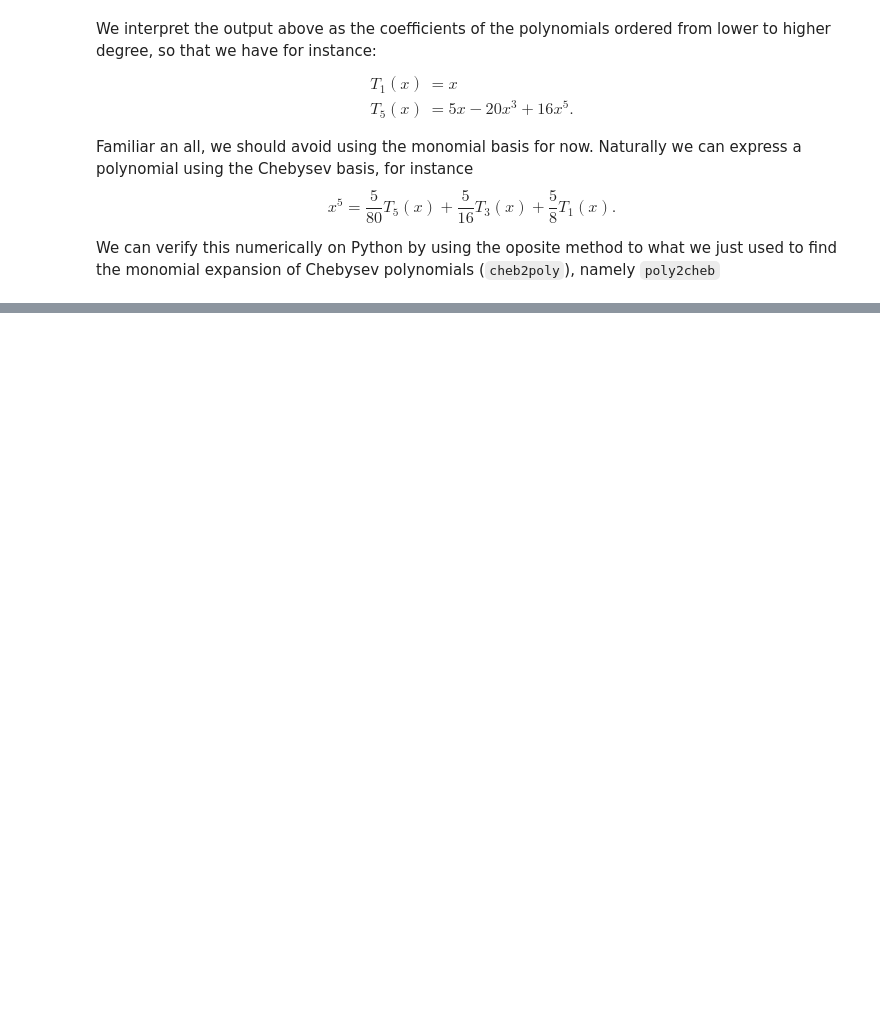
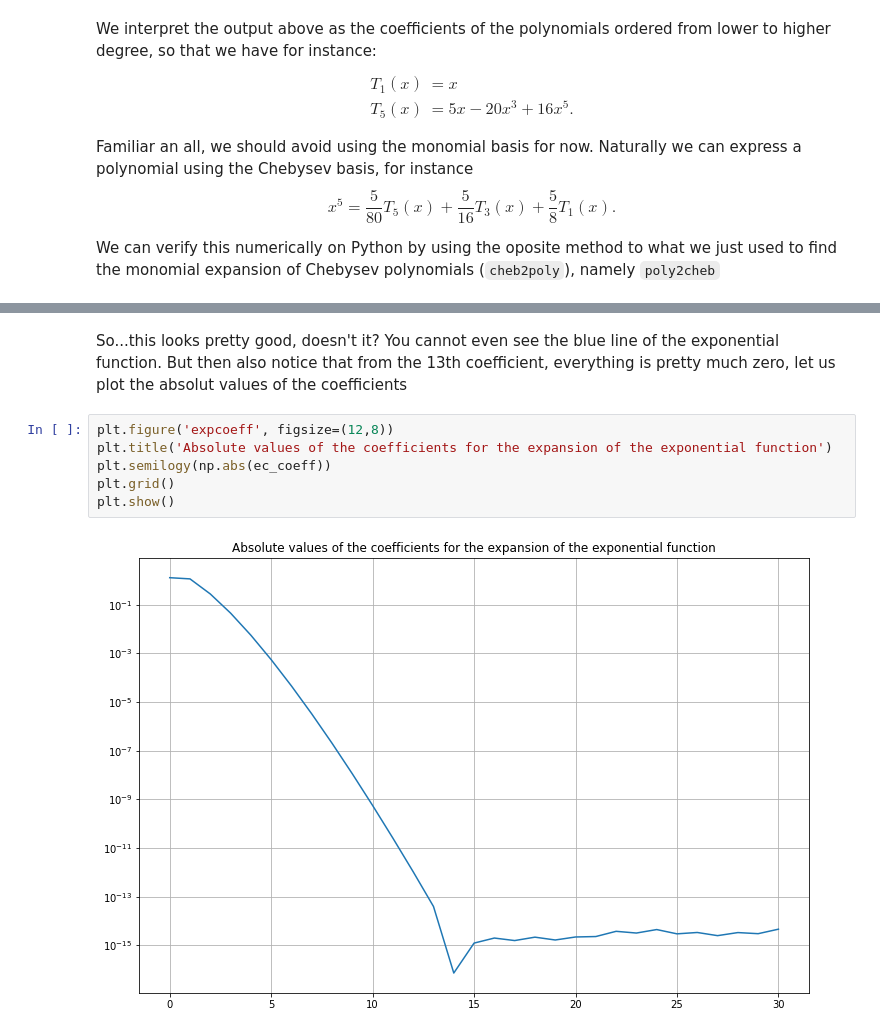
Before and after one commit to lmcj-xyz/approximation_theory, a Jupyter notebook: C3_Chebyshev_Polynomials_and_Series.ipynb, the cells around one changed output, grey strips where cells are left out. Drawn from its saved outputs; the diff is of its cells as text; blank space fills up the shorter version.

```diff
--- a/C3_Chebyshev_Polynomials_and_Series.ipynb
+++ b/C3_Chebyshev_Polynomials_and_Series.ipynb
@@ -172,0 +225,12 @@ is determined by its values at Chebyshev points therefore there is a one-to-one
+# %% [markdown]
+So...this looks pretty good, doesn't it?
+You cannot even see the blue line of the exponential function.
+But then also notice that from the 13th coefficient, everything is pretty much zero, let us plot the absolut values of the coefficients
+# %%
+plt.figure('expcoeff', figsize=(12,8))
+plt.title('Absolute values of the coefficients for the expansion of the exponential function')
+plt.semilogy(np.abs(ec_coeff))
+plt.grid()
+plt.show()
+# %% [output]
+[figure, added]
```
Also changed, not shown: parts of 13 cells of this notebook.
